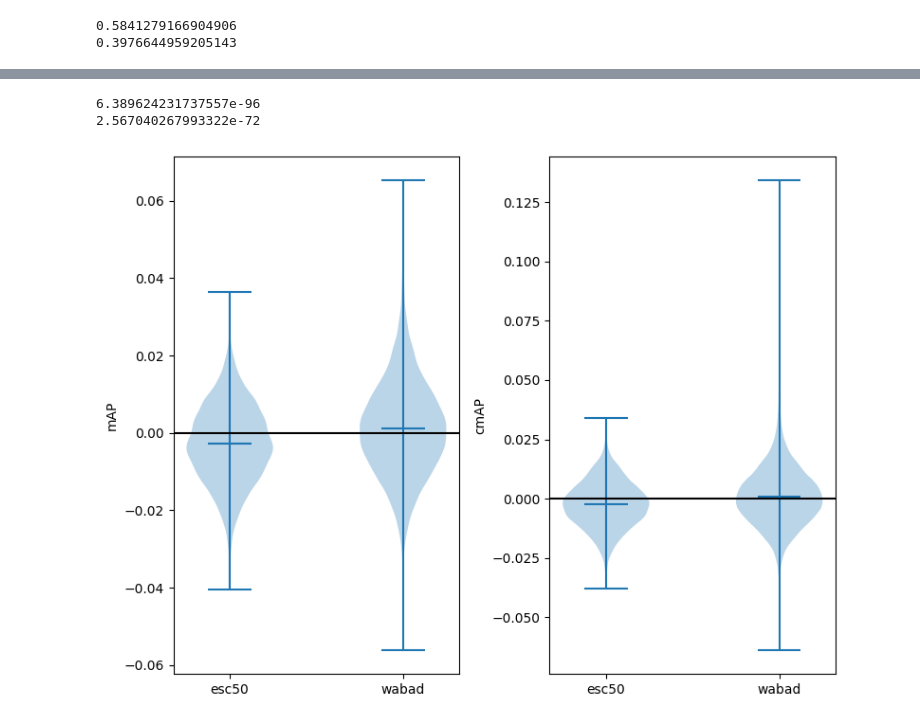
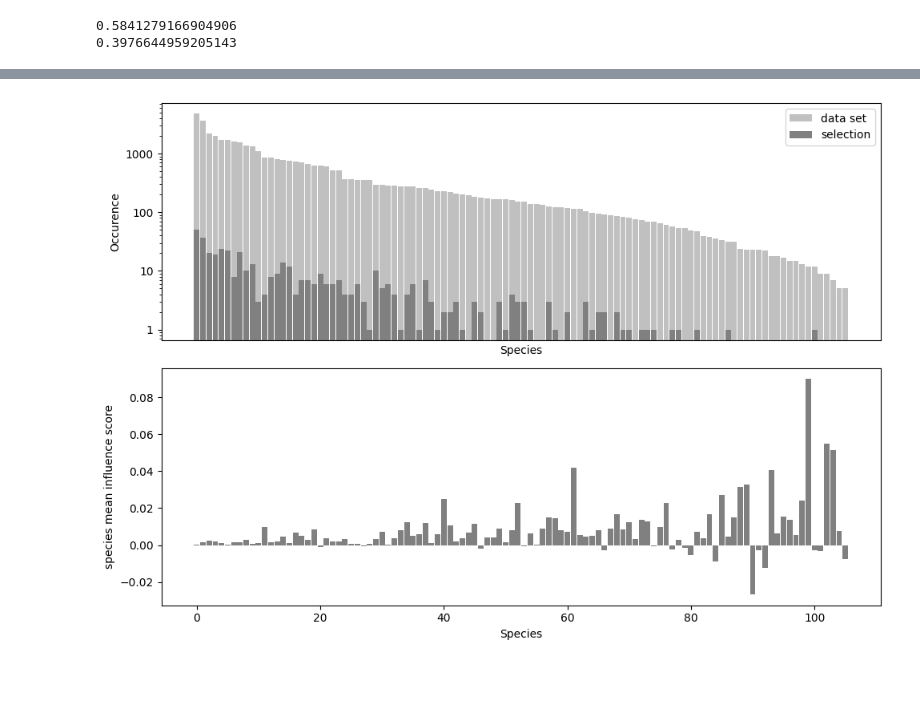
Before and after one commit to mim-team/PAM_data_sampling, a Jupyter notebook: analyze_reverse_correlation.ipynb, the cells around one changed output, grey strips where cells are left out. Drawn from its saved outputs; the diff is of its cells as text; code cells hidden in the pictures; blank space fills up the shorter version.

Commit message:
plot update

```diff
--- a/analyze_reverse_correlation.ipynb
+++ b/analyze_reverse_correlation.ipynb
@@ -64,21 +56,45 @@ correlation between mAP and cmAP  0.615127602858547
-# %%
-fig, ax = plt.subplots(1, 2, figsize=(8,6))
-labels = ["esc50", "wabad"]
-ax[0].violinplot( [mAP_correlations[13453:],mAP_correlations[0:13453]] ,  showmeans=True)
-ax[0].axhline(0, color ='k')
-ax[0].set_xticks(np.arange(1, len(labels) + 1), labels=labels)
-ax[0].set_ylabel("mAP")
-ax[1].violinplot( [cmAP_correlations[13453:], cmAP_correlations[0:13453]] ,  showmeans=True)
-ax[1].axhline(0, color ='k')
-ax[1].set_xticks(np.arange(1, len(labels) + 1), labels=labels)
-ax[1].set_ylabel("cmAP")
-plt.tight_layout()
-
-t_stat, p_value = stats.ttest_ind(mAP_correlations[13453:], mAP_correlations[0:13453] )
-print(p_value)
-t_stat, p_value = stats.ttest_ind(cmAP_correlations[13453:], cmAP_correlations[0:13453] )
-print(p_value)
-# %% [output]
-6.389624231737557e-96
-2.567040267993322e-72
-[figure, removed]
+# %%
+# compute mean cmAP influence score by species
+
+influence_matrix = y_train.T  * cmAP_influence_score
+class_mean_influence = []
+for i in range(np.shape(influence_matrix)[0]):
+    influence_vector = influence_matrix[i,:]
+    non_nul_id = influence_vector != 0
+    class_mean_influence.append(np.mean(influence_vector[non_nul_id]))
+class_mean_influence = np.array(class_mean_influence)
+# %%
+species_count_dataset = np.sum(y_train,axis=0) + np.sum(y_val,axis=0) + np.sum(y_test,axis=0)
+
+# random selection of 500 samples to plot species distribution
+idx_train_samples = np.arange(0,np.shape(y_train)[0])
+idx_train_selection = np.random.choice(idx_train_samples, size=500, replace=False)
+y_select = y_train[idx_train_selection,:]
+select_count = np.sum(y_select, axis=0)
+
+
+fig, ax = plt.subplots(2,1, figsize=(10, 7))
+sorted_indices = np.argsort(species_count_dataset)[::-1]
+
+ax[0].bar(range(len(sorted_indices)), species_count_dataset[sorted_indices], color="silver", width=0.9, label= "data set")
+ax[0].bar(range(len(sorted_indices)), select_count[sorted_indices], color="gray", width=0.9, label="selection")
+
+ax[0].set_xticks([])
+ax[0].set_yscale('log')
+formatter = ScalarFormatter()
+formatter.set_scientific(False)
+ax[0].yaxis.set_major_formatter(formatter)
+ax[0].set_ylabel("Occurence")
+ax[0].set_xlabel("Species")
+ax[0].legend()
+
+ax[1].bar(range(len(sorted_indices)), class_mean_influence[sorted_indices] , color="gray", width=0.9, label="selection")
+ax[1].set_ylabel("species mean influence score")
+ax[1].set_xlabel("Species")
+
+# Show plot
+plt.tight_layout()
+
+fig.savefig("species_distribution2.pdf", bbox_inches='tight')
+# %% [output]
+[figure, added]
```
Also changed, not shown: parts of 2 cells of this notebook, 4 other files.
